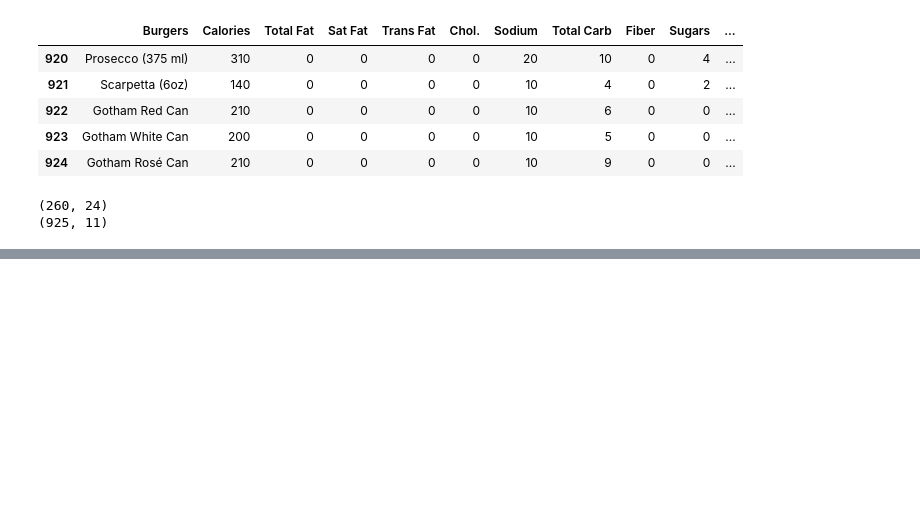
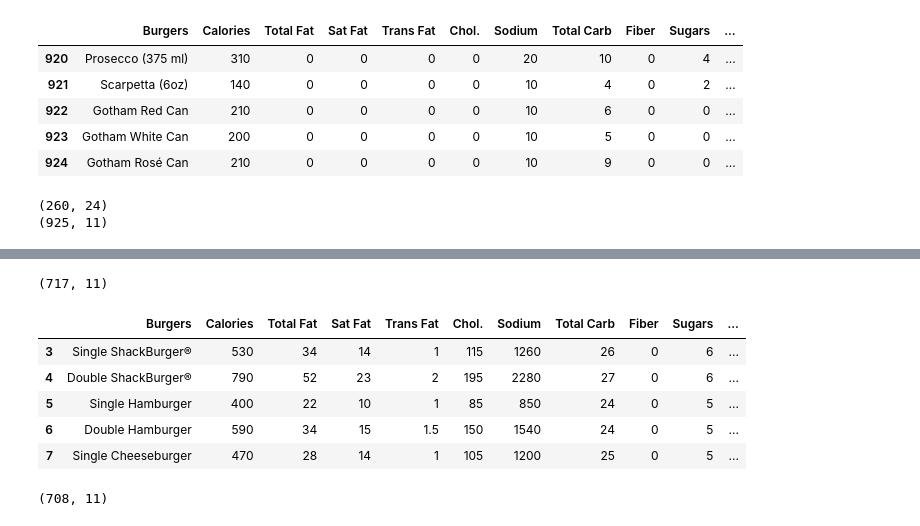
Before and after one commit to agorina91/burgers, a Jupyter notebook: Burger_Statistics.ipynb, the cells around one changed output, grey strips where cells are left out. Cells and saved outputs as stored; diff of their text form; code cells hidden in the pictures; blank space fills up the shorter version.

```diff
--- a/Burger_Statistics.ipynb
+++ b/Burger_Statistics.ipynb
@@ -50,3 +50,6 @@ print(ss.shape)
 # %% [output]
 (260, 24)
 (925, 11)
+# %%
+ss.dropna(how='all', inplace=True)
+ss.head()
@@ -52,0 +63,18 @@ print(ss.shape)
+# %%
+ss.shape
+# %% [output]
+(717, 11)
+# %%
+ss.dropna(how='any', inplace=True)
+ss.head()
+# %% [output]
+|  | Burgers | Calories | Total Fat | Sat Fat | Trans Fat | Chol. | Sodium | Total Carb | Fiber | Sugars | ... |
+| 3 | Single ShackBurger® | 530 | 34 | 14 | 1 | 115 | 1260 | 26 | 0 | 6 | ... |
+| 4 | Double ShackBurger® | 790 | 52 | 23 | 2 | 195 | 2280 | 27 | 0 | 6 | ... |
+| 5 | Single Hamburger | 400 | 22 | 10 | 1 | 85 | 850 | 24 | 0 | 5 | ... |
+| 6 | Double Hamburger | 590 | 34 | 15 | 1.5 | 150 | 1540 | 24 | 0 | 5 | ... |
+| 7 | Single Cheeseburger | 470 | 28 | 14 | 1 | 105 | 1200 | 25 | 0 | 5 | ... |
+# %%
+ss.shape
+# %% [output]
+(708, 11)
```
Also changed, not shown: parts of 6 cells of this notebook, 1 other file.
